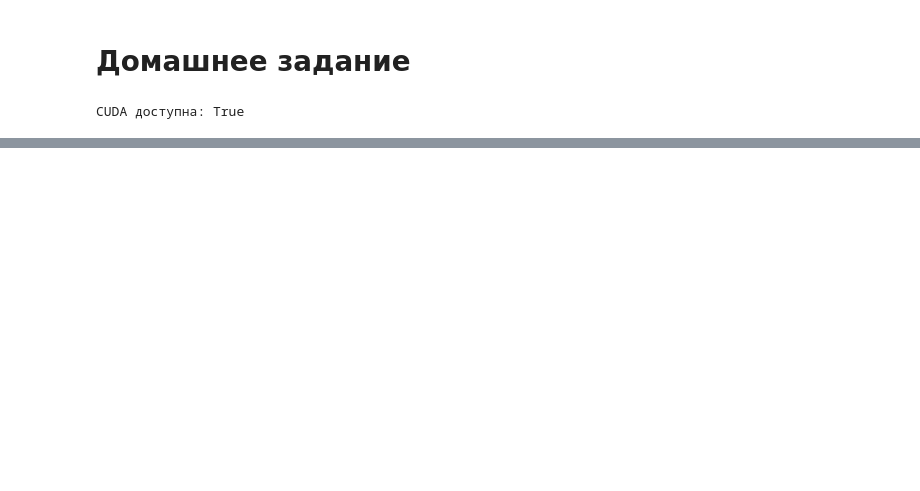
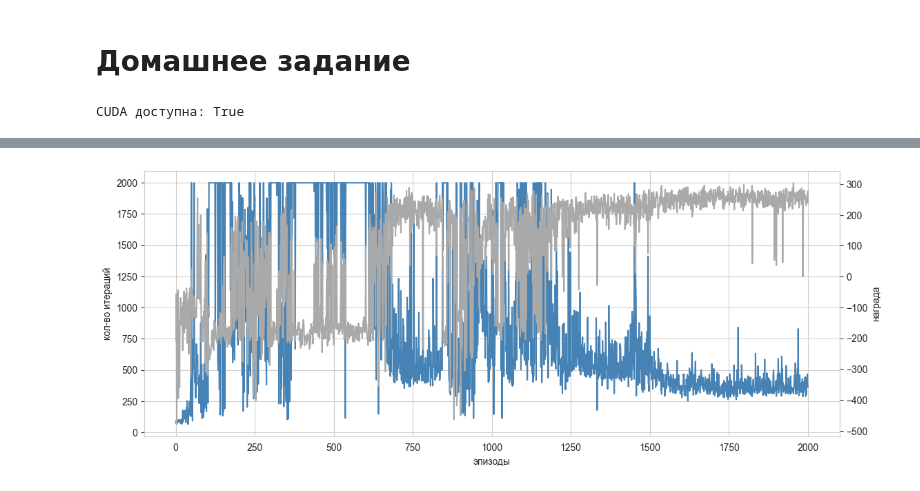
Before and after one commit to eilyich/OtusHomework2, a Jupyter notebook: homewok.ipynb, the cells around one changed output, grey strips where cells are left out. Cells and saved outputs as stored; diff of their text form; code cells hidden in the pictures; blank space fills up the shorter version.

```diff
--- a/homewok.ipynb
+++ b/homewok.ipynb
@@ -109,7 +101,7 @@ TAU = 0.005        # скорость обновления целевой сет
 LR = 5e-5          # скорость обучения оптимизатора `AdamW`
 FULL_MEMORY_LENGTH = 1000000   # длинна памяти
 TARGET_UPDATE_FREQ = 10 # жёсткое обновление целевой сети (если нет мягкого обновления)
-MAX_EPISODE_STEPS = 1000 # максимальное количество итераций в эпизоде
+MAX_EPISODE_STEPS = 2000 # максимальное количество итераций в эпизоде
 
 env = gym.make(
     "LunarLander-v3",
@@ -132,19 +124,19 @@ state, info = env.reset()
 n_observations = len(state)
 # %%
 # Инициилизировать сети: целевую и политики
-policy_net = DQN(n_observations, n_actions).to(device)
-target_net = DQN(n_observations, n_actions).to(device)
-target_net.eval()  # целевая сеть используется только для предсказаний
+# policy_net = DQN(n_observations, n_actions).to(device)
+# target_net = DQN(n_observations, n_actions).to(device)
+# target_net.eval()  # целевая сеть используется только для предсказаний
 # Подгрузить в целевую сеть коэффициенты из сети политики
-target_net.load_state_dict(policy_net.state_dict())
+# target_net.load_state_dict(policy_net.state_dict())
 
-optimizerAdam = optim.Adam(policy_net.parameters(), lr=LR)
-memory = ReplayMemory(FULL_MEMORY_LENGTH)
+# optimizerAdam = optim.Adam(policy_net.parameters(), lr=LR)
+# memory = ReplayMemory(FULL_MEMORY_LENGTH)
 
-steps_done = 0
+# steps_done = 0
 
-# массив длительности эпизода - пойдет в отчет о том, сколько продержался агент
-episode_durations = []
+# # массив длительности эпизода - пойдет в отчет о том, сколько продержался агент
+# episode_durations = []
 # %%
 # # Подгрузить в целевую сеть коэффициенты из сети политики
 # target_net.load_state_dict(policy_net.state_dict())
@@ -160,7 +152,7 @@ episode_durations = []
 # # массив длительности эпизода - пойдет в отчет о том, сколько продержался агент
 # episode_durations = []
 # %%
-def select_action(state):
+def select_action(state, policy_net):
     global steps_done  # глобальный шаги для убывания epsilon
     #  случайное значение для определения какой шаг будем делать жадный или случайный
     sample = random.random()
@@ -220,7 +212,7 @@ def plot_durations(episode_durations, show_result=False):
         else:
             display.display(plt.gcf())
 # %%
-def optimize_model(batch_size, optimizer, with_clip=False):
+def optimize_model(batch_size, optimizer, memory, target_net, policy_net, with_clip=False):
     if len(memory) < batch_size:
         return
 
@@ -278,3 +365,22 @@ def optimize_model(batch_size, optimizer, with_clip=False):
+# %%
+fig, ax = plt.subplots(figsize=(13, 5))
+
+l1, = ax.plot(range(1, len(episode_durations_2) + 1), episode_durations_2, color='steelblue', label='итераций в эпизоде')
+
+ax_r = ax.twinx()
+l2, = ax_r.plot(range(1, len(rewards_2) + 1), rewards_2, color='darkgrey', label='награда')
+
+# ax.legend([l1, l2], ['итераций в эпизоде', 'награда'])
+
+ax.set_xlabel('эпизоды')
+ax.set_ylabel('кол-во итераций')
+ax_r.set_ylabel('награда')
+
+plt.grid(False)
+plt.show()
+plt.close()
+# %% [output]
+[figure, added]
 # %%
 for i_episode in range(20):
     # Для каждого эпизода инициализируем начальное состояние
```
Also changed, not shown: parts of 7 cells of this notebook.
